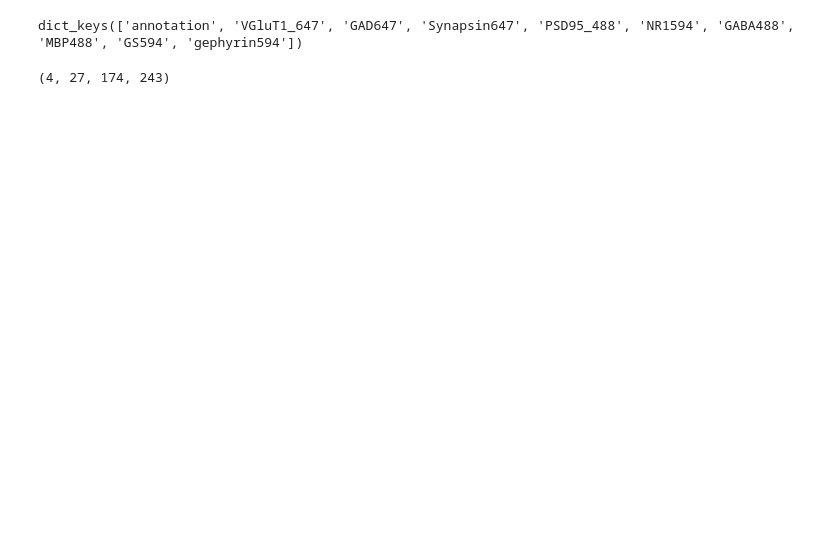
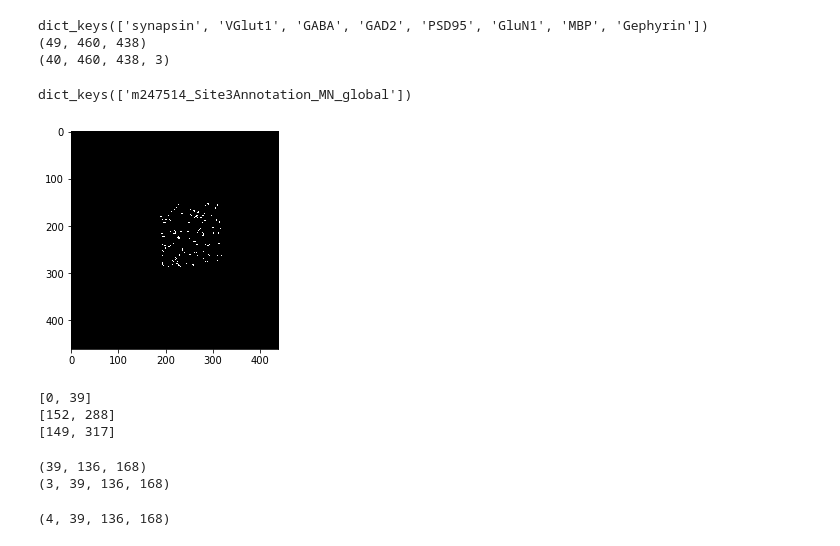
Before and after one commit to zainebrahim/nomads, a Jupyter notebook: source/bstadt/features/features.ipynb, the cells around one changed output. Drawn from its saved outputs; the diff is of its cells as text; code cells hidden in the pictures; blank space fills up the shorter version.

```diff
--- a/source/bstadt/features/features.ipynb
+++ b/source/bstadt/features/features.ipynb
@@ -15,8 +16,28 @@ import plotly.graph_objs as go
 from plotly.offline import download_plotlyjs, init_notebook_mode, plot, iplot
 
 init_notebook_mode(connected=True)
+# %%
+data = pickle.load(open('../../../../../get_data/rorb_lm.pkl', 'rb'))
+print(data.keys())
+print(data['synapsin'].shape)
+features = np.stack([data['synapsin'][:40, :, :],
+                     data['PSD95'][:40, :, :],
+                     data['VGlut1'][:40, :, :]])
+features = np.moveaxis(features, 0, -1)
+print(features.shape)
+# %% [output]
+dict_keys(['synapsin', 'VGlut1', 'GABA', 'GAD2', 'PSD95', 'GluN1', 'MBP', 'Gephyrin'])
+(49, 460, 438)
+(40, 460, 438, 3)
 # %%
-data = pickle.load(open('../../../../../get_data/collman15_downsample.pkl', 'rb'))
-print(data.keys())
+labels = pickle.load(open('../../../../../get_data/rorb_annotation_downsample.pkl', 'rb'))
+print(labels.keys())
 # %% [output]
-dict_keys(['annotation', 'VGluT1_647', 'GAD647', 'Synapsin647', 'PSD95_488', 'NR1594', 'GABA488', 'MBP488', 'GS594', 'gephyrin594'])
+dict_keys(['m247514_Site3Annotation_MN_global'])
+# %%
+gt = label(labels['m247514_Site3Annotation_MN_global'])
+plt.figure()
+plt.imshow(gt[20] > 0, cmap='gray')
+plt.show()
+# %% [output]
+[figure, added]
@@ -23,3 +49,26 @@ dict_keys(['annotation', 'VGluT1_647', 'GAD647', 'Synapsin647', 'PSD95_488', 'NR
+# %%
+print(z_bounds)
+print(y_bounds)
+print(x_bounds)
+# %% [output]
+[0, 39]
+[152, 288]
+[149, 317]
+# %%
+label_annot = gt[z_bounds[0]:z_bounds[1],
+                          y_bounds[0]:y_bounds[1],
+                          x_bounds[0]:x_bounds[1]]
+
+known_features = features[z_bounds[0]:z_bounds[1],
+                            y_bounds[0]:y_bounds[1],
+                            x_bounds[0]:x_bounds[1],
+                            :]
+print(label_annot.shape)
+known_features = np.moveaxis(known_features, -1, 0)
+print(known_features.shape)
+# %% [output]
+(39, 136, 168)
+(3, 39, 136, 168)
 # %%
 def compute_convolutional_cov(vol1, vol2, kernel_shape):
     vol1 = (vol1 - np.mean(vol1))/np.std(vol1)
@@ -34,16 +83,14 @@ def compute_convolutional_cov(vol1, vol2, kernel_shape):
 
     return cov
 # %%
-label_annot = label(data['annotation'] > 0)
-ccov_vol = compute_convolutional_cov(data['PSD95_488'],
-                                     data['Synapsin647'],
+ccov_vol = compute_convolutional_cov(known_features[0],
+                                     known_features[1],
                                     (2, 3, 3))
-feature_data = [data[elem]\
-                for elem in ['PSD95_488', 'Synapsin647', 'NR1594']]
+feature_data = [elem for elem in known_features]
 feature_data.append(ccov_vol)
 feature_data = np.stack(feature_data)
 print(feature_data.shape)
 # %% [output]
-(4, 27, 174, 243)
+(4, 39, 136, 168)
 # %%
 def get_train_idx_list(ratio):
```
Also changed, not shown: parts of 13 cells of this notebook, 1 other file.
